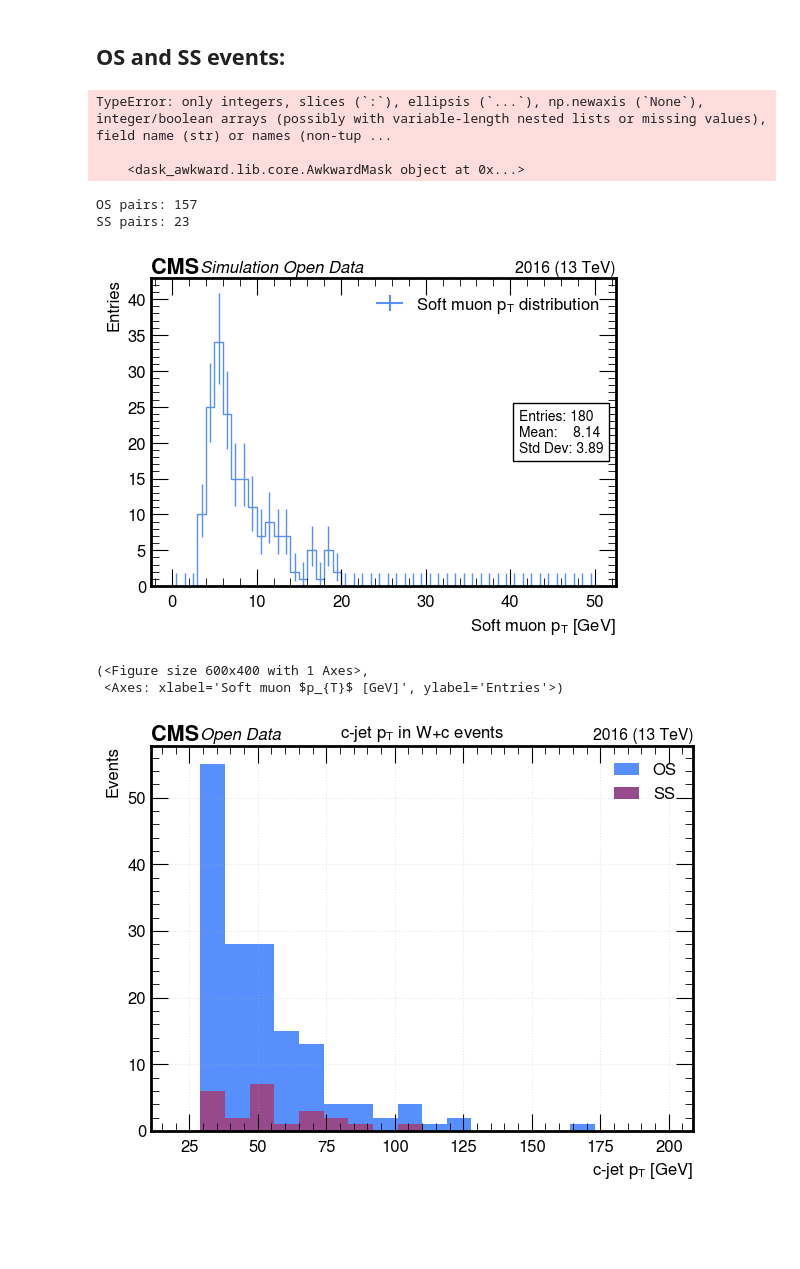
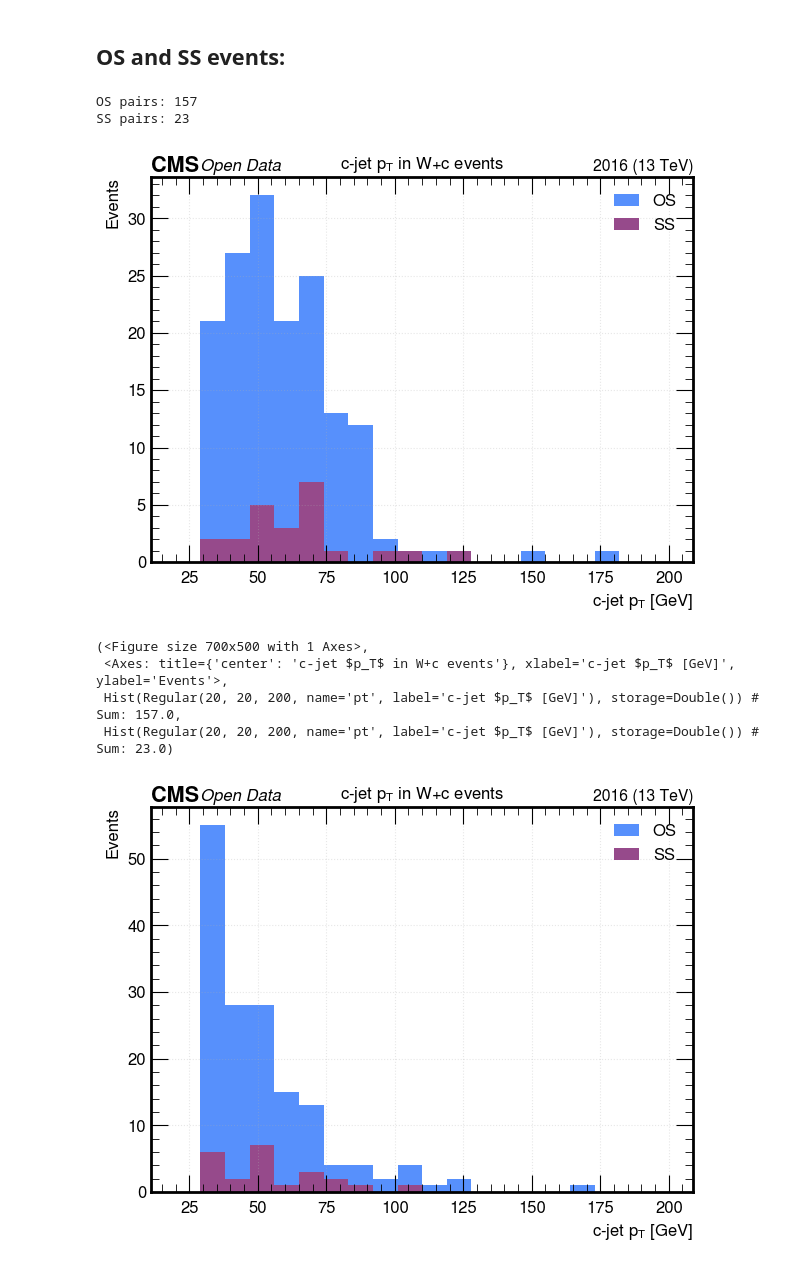
Before and after one commit to xondikoi03/charmTaggingAnalysis, a Jupyter notebook: Coffea/notebooks/WcAnalysis.ipynb, the cells around one changed output. Drawn from its saved outputs; the diff is of its cells as text; code cells hidden in the pictures; blank space fills up the shorter version.

```diff
--- a/Coffea/notebooks/WcAnalysis.ipynb
+++ b/Coffea/notebooks/WcAnalysis.ipynb
@@ -372,29 +372,6 @@ Selecting events that has both $W$ and $c$-jets and then plotting there observab
 Wc_Events = events[evt_has_1WMu & evt_has_cJet]
 # %% [markdown]
 ## OS and SS events:
-# %%
-# OS/SS defined by the sign of (q_W * q_softmu) per c-jet candidate
-W_Muons_wc = Wc_Events.Muon[W_MuMask]
-soft_mu_wc = Wc_Events.Muon[soft_muon_in_goodjet.mask]
-cJets_wc = Wc_Events.Jet
-WMuon_Charge = W_Muons_wc.charge[:, 0]  # scalar per event
-SoftMuon_Charge = soft_mu_wc.charge
-charge_prod = WMuon_Charge * SoftMuon_Charge
-
-OS_pair = (charge_prod < 0)
-SS_pair = (charge_prod > 0)
-
-cjet_pt_OS = dak.flatten(cJets_wc.pt[OS_pair])
-cjet_pt_SS = dak.flatten(cJets_wc.pt[SS_pair])
-
-nOS = int(dak.sum(OS_pair).compute())
-nSS = int(dak.sum(SS_pair).compute())
-print(f"OS pairs: {nOS}")
-print(f"SS pairs: {nSS}")
-# %% [output]
-TypeError: only integers, slices (`:`), ellipsis (`...`), np.newaxis (`None`), integer/boolean arrays (possibly with variable-length nested lists or missing values), field name (str) or names (non-tup ...
-
-    <dask_awkward.lib.core.AwkwardMask object at 0x...>
 # %%
 # Work on the W+c selected sample
 events_wc = Wc_Events
@@ -503,22 +480,31 @@ print(f"SS pairs: {nSS}")
 # %% [output]
 OS pairs: 157
 SS pairs: 23
-# %%
-soft_mu_wc_pt = dak.flatten(soft_mu_wc.pt)
-make_hist(
-    soft_mu_wc_pt,
-    nBins=50,
-    lo=0,
-    hi=50,
-    histtype="step",
-    xlabel="Soft muon $p_{T}$ [GeV]",
-    ylabel="Entries",
-    label="Soft muon $p_{T}$ distribution",
-)
-# %% [output]
-[figure, removed]
-(<Figure size 600x400 with 1 Axes>,
- <Axes: xlabel='Soft muon $p_{T}$ [GeV]', ylabel='Entries'>)
+# %%
+evt_OS = dak.any(OS_pair, axis=1)
+evt_SS = dak.any(SS_pair, axis=1)
+
+WcMu_Pt_OS = dak.flatten(W_muons_wc.pt[evt_OS])
+WcMu_Pt_SS = dak.flatten(W_muons_wc.pt[evt_SS])
+
+make_overlay_hist(
+    WcMu_Pt_OS, WcMu_Pt_SS,
+    bins=20, x_range=(20, 200), name="pt",
+    title=r"c-jet $p_T$ in W+c events",
+    xlabel=r"c-jet $p_T$ [GeV]",
+    ylabel="Events",
+    labels=("OS", "SS"),
+    colors=("C0", "C3"),
+    normalize=False,
+    histtype="bar",
+    fname="Plots/cjet_pt_OS_vs_SS.png",
+)
+# %% [output]
+[figure, added]
+(<Figure size 700x500 with 1 Axes>,
+ <Axes: title={'center': 'c-jet $p_T$ in W+c events'}, xlabel='c-jet $p_T$ [GeV]', ylabel='Events'>,
+ Hist(Regular(20, 20, 200, name='pt', label='c-jet $p_T$ [GeV]'), storage=Double()) # Sum: 157.0,
+ Hist(Regular(20, 20, 200, name='pt', label='c-jet $p_T$ [GeV]'), storage=Double()) # Sum: 23.0)
 # %%
 make_overlay_hist(
     cjet_pt_OS, cjet_pt_SS,
```
Also changed, not shown: parts of 5 cells of this notebook, 4 other files.
